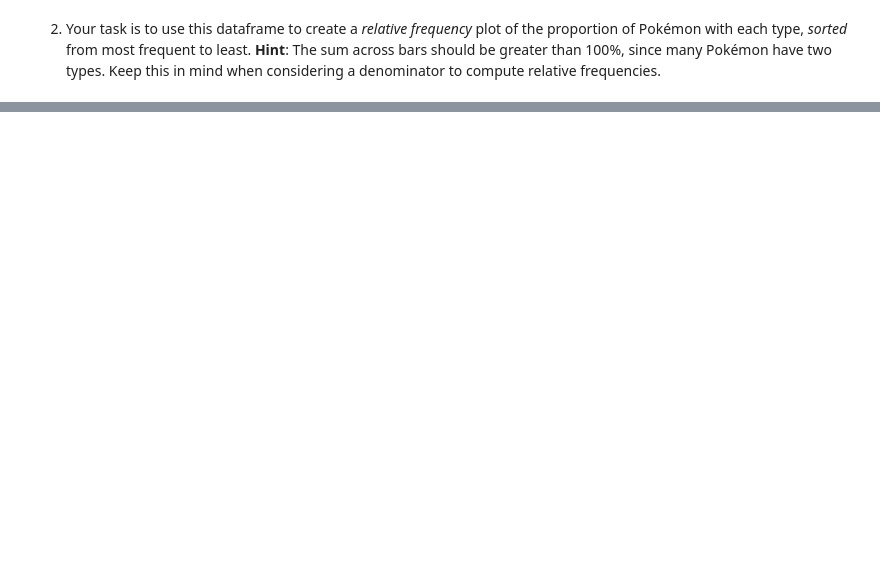
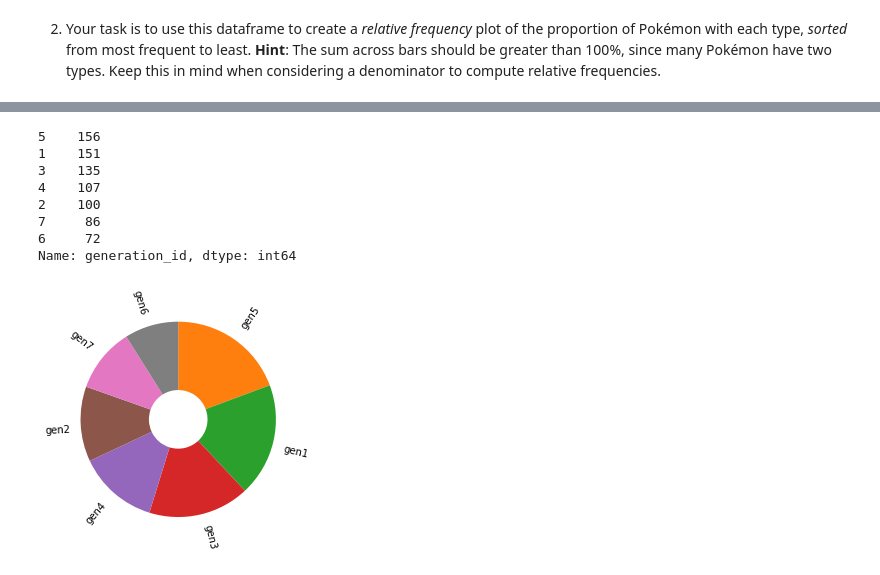
Before and after one commit to Mugi-JB/aws_ml, a Jupyter notebook: Bar_Chart_Practice.ipynb, the cells around one changed output, grey strips where cells are left out. Cells and saved outputs as stored; diff of their text form; code cells hidden in the pictures; blank space fills up the shorter version.

```diff
--- a/Bar_Chart_Practice.ipynb
+++ b/Bar_Chart_Practice.ipynb
@@ -166,0 +172,16 @@ Name: generation_id, dtype: int64
+# %%
+#
+print(gen_counts)
+plt.pie(gen_counts, labels=['gen5', 'gen1', 'gen3', 'gen4', 'gen2', 'gen7', 'gen6'], startangle=90, wedgeprops = {'width' : 0.7}, colors=sb.color_palette()[1:8], rotatelabels=True, counterclock=False);
+
+plt.axis('square');
+# %% [output]
+5    156
+1    151
+3    135
+4    107
+2    100
+7     86
+6     72
+Name: generation_id, dtype: int64
+[figure, added]
```
Also changed, not shown: parts of 9 cells of this notebook.
